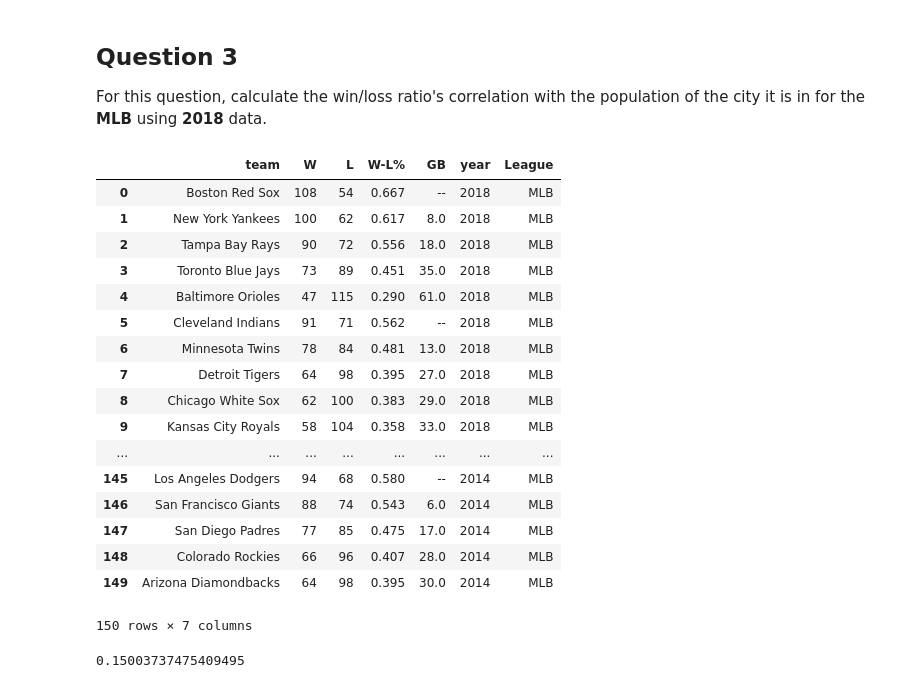
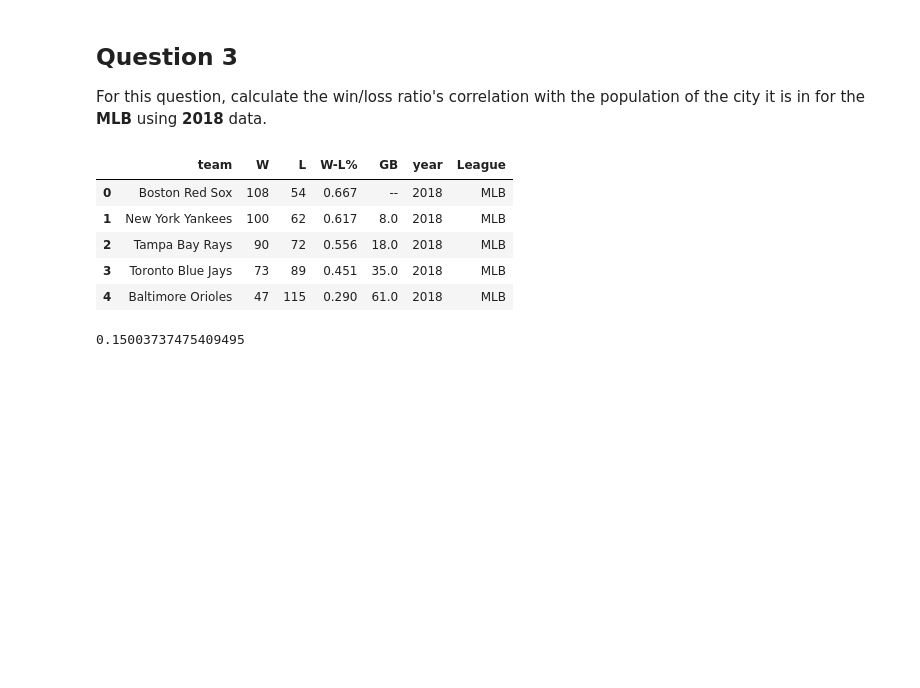
Before and after one commit to eldor-fozilov/applied-data-science-with-python, a Jupyter notebook: Introduction to Data Science with Python/assignments/assignment4/assignment4.ipynb, the cells around one changed output. Cells and saved outputs as stored; diff of their text form; code cells hidden in the pictures; blank space fills up the shorter version.

```diff
--- a/Introduction to Data Science with Python/assignments/assignment4/assignment4.ipynb
+++ b/Introduction to Data Science with Python/assignments/assignment4/assignment4.ipynb
@@ -198,26 +163,14 @@ nba_correlation()
 For this question, calculate the win/loss ratio's correlation with the population of the city it is in for the **MLB** using **2018** data.
 # %%
 mlb_df=pd.read_csv("assets/mlb.csv")
-mlb_df
+mlb_df.head()
 # %% [output]
 |  | team | W | L | W-L% | GB | year | League |
 | 0 | Boston Red Sox | 108 | 54 | 0.667 | -- | 2018 | MLB |
 | 1 | New York Yankees | 100 | 62 | 0.617 | 8.0 | 2018 | MLB |
 | 2 | Tampa Bay Rays | 90 | 72 | 0.556 | 18.0 | 2018 | MLB |
 | 3 | Toronto Blue Jays | 73 | 89 | 0.451 | 35.0 | 2018 | MLB |
 | 4 | Baltimore Orioles | 47 | 115 | 0.290 | 61.0 | 2018 | MLB |
-| 5 | Cleveland Indians | 91 | 71 | 0.562 | -- | 2018 | MLB |
-| 6 | Minnesota Twins | 78 | 84 | 0.481 | 13.0 | 2018 | MLB |
-| 7 | Detroit Tigers | 64 | 98 | 0.395 | 27.0 | 2018 | MLB |
-| 8 | Chicago White Sox | 62 | 100 | 0.383 | 29.0 | 2018 | MLB |
-| 9 | Kansas City Royals | 58 | 104 | 0.358 | 33.0 | 2018 | MLB |
-| ... | ... | ... | ... | ... | ... | ... | ... |
-| 145 | Los Angeles Dodgers | 94 | 68 | 0.580 | -- | 2014 | MLB |
-| 146 | San Francisco Giants | 88 | 74 | 0.543 | 6.0 | 2014 | MLB |
-| 147 | San Diego Padres | 77 | 85 | 0.475 | 17.0 | 2014 | MLB |
-| 148 | Colorado Rockies | 66 | 96 | 0.407 | 28.0 | 2014 | MLB |
-| 149 | Arizona Diamondbacks | 64 | 98 | 0.395 | 30.0 | 2014 | MLB |
-150 rows × 7 columns
 # %%
 # YOUR CODE HERE
 
```
Also changed, not shown: parts of 4 cells of this notebook, 2 other files.
